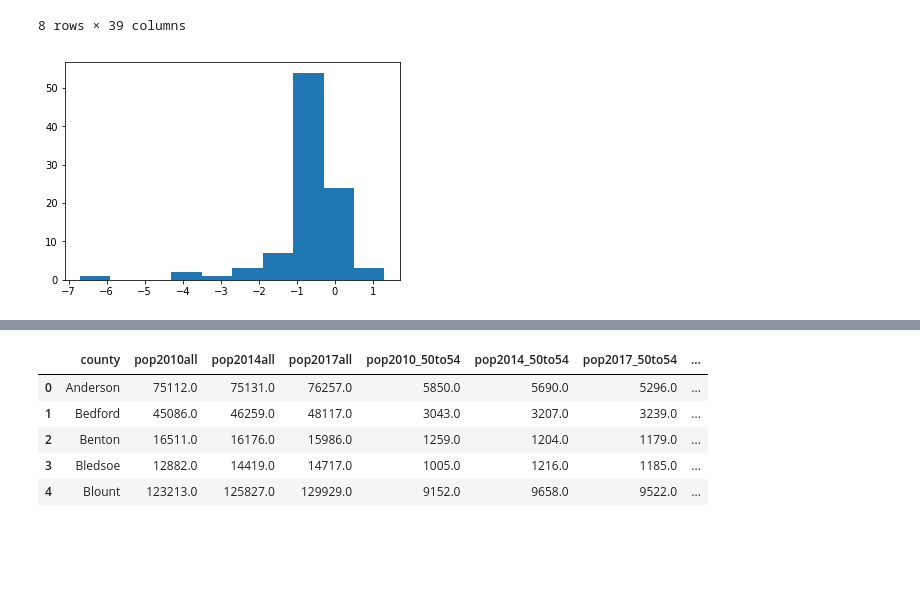
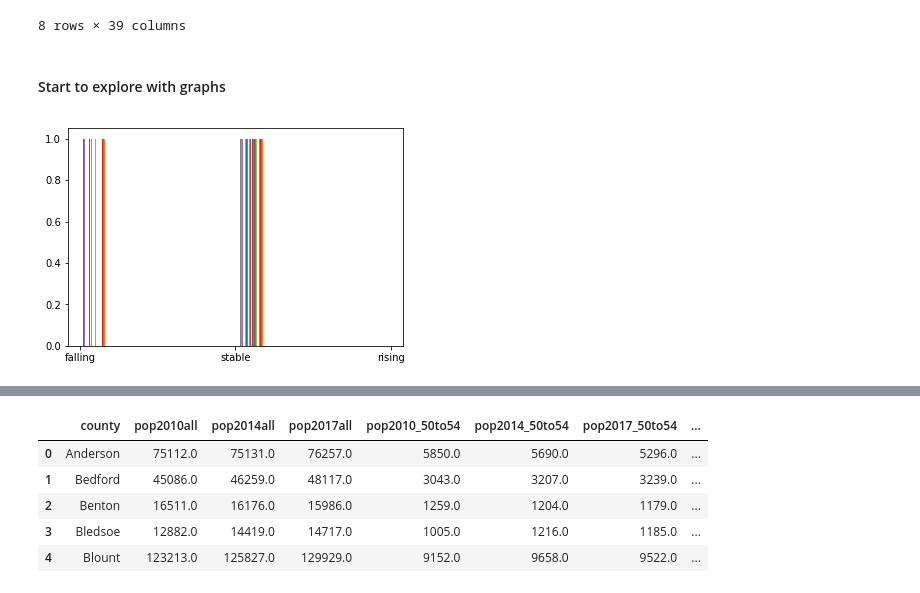
Before and after one commit to AriannaRigon/vanderbilt-aspire-data-essentials, a Jupyter notebook: ClassNotebook.ipynb, the cells around one changed output, grey strips where cells are left out. Cells and saved outputs as stored; diff of their text form; code cells hidden in the pictures; blank space fills up the shorter version.

```diff
--- a/ClassNotebook.ipynb
+++ b/ClassNotebook.ipynb
@@ -576,3 +445,5 @@ pop_and_cancer.describe()
 | 75% | 56534.500000 | 56319.000000 | 56473.500000 | 4279.500000 | 4141.500000 | 4093.000000 | 3836.500000 | ... |
 | max | 928552.000000 | 938434.000000 | 936961.000000 | 66350.000000 | 64536.000000 | 59532.000000 | 59228.000000 | ... |
 8 rows × 39 columns
+# %% [markdown]
+#### Start to explore with graphs
@@ -579,8 +453,8 @@ pop_and_cancer.describe()
 # %%
-plt.hist(pop_and_cancer['5year_death_trend'])
+plt.hist(pop_and_cancer['recent_trend'])
 #plt.xlabel(“5year death trend”)
 #plt.ylabel(“y-axis label”)
 #plt.title(“plot title”)
 plt.show()
 # %% [output]
-[figure, old version]
+[figure, new version]
```
Also changed, not shown: parts of 75 cells of this notebook.
